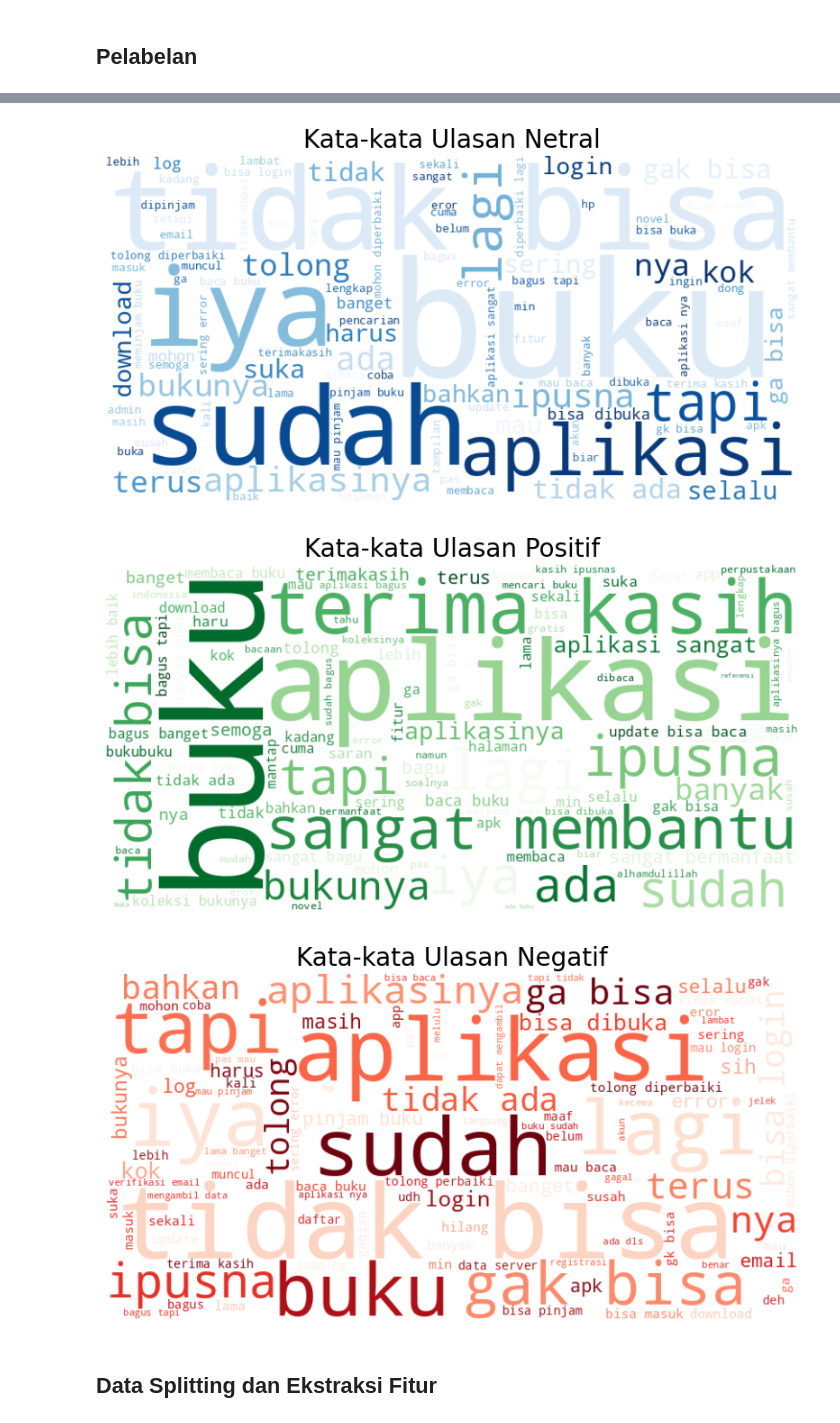
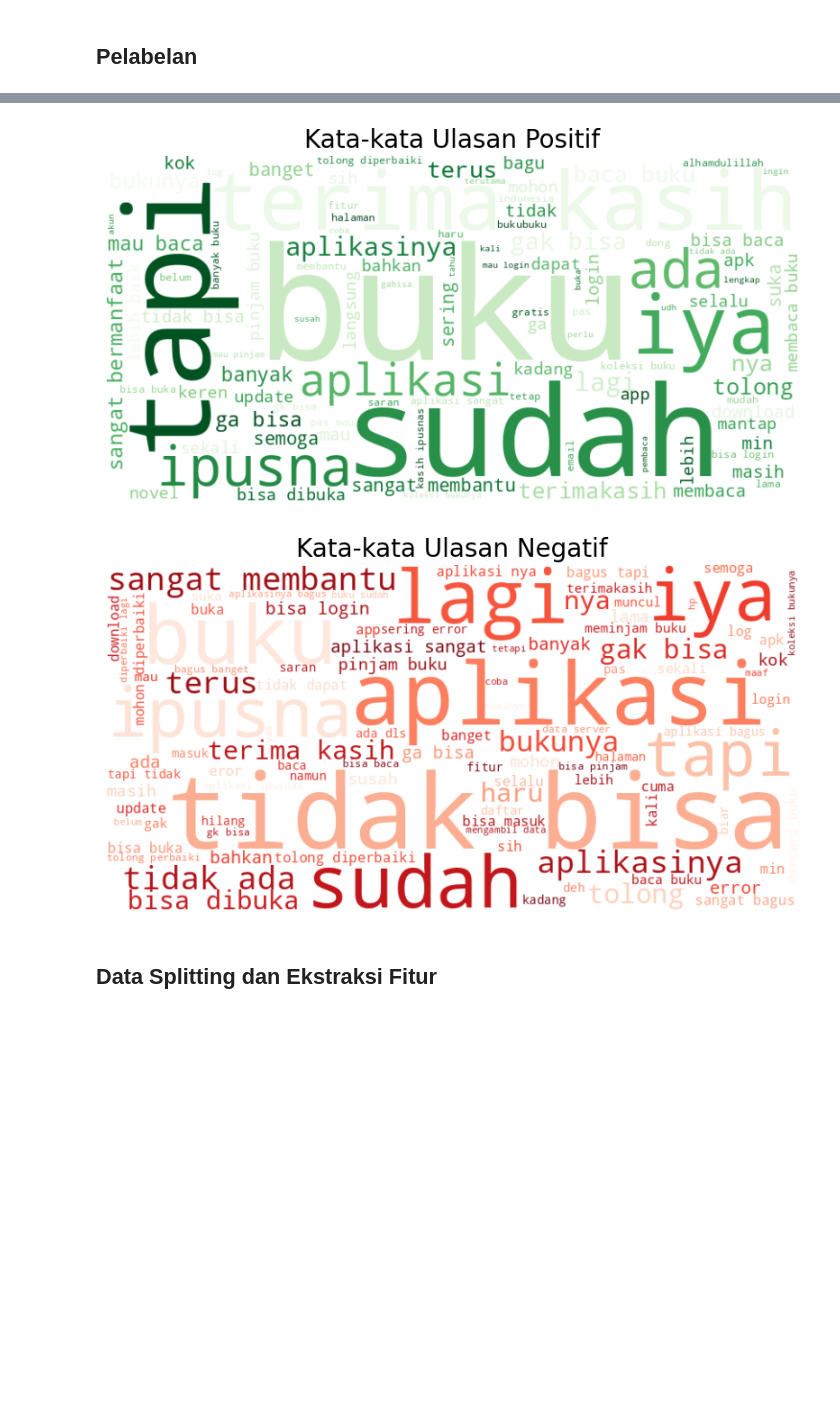
Before and after one commit to Dhlih/Submission-Dicoding-Analisis-Sentimen, a Jupyter notebook: Pelatihan_Model.ipynb, the cells around one changed output, grey strips where cells are left out. Cells and saved outputs as stored; diff of their text form; code cells hidden in the pictures; blank space fills up the shorter version.

```diff
--- a/Pelatihan_Model.ipynb
+++ b/Pelatihan_Model.ipynb
@@ -195,13 +199,3 @@ clean_df.head()
 | 54 | b74d631a-0828-44db-bea5-8d459c8ca039 | Pengguna Google | https://play-lh.googleusercontent... | Koleksi bukunya banyak banget! Me... | 5 | 2 | 2.1.0 | 2026-02-13 03:10:28 | ... |
 # %% [markdown]
 ## Pelabelan
-# %%
-def label_sentiment(score):
-  if score < 3:
-    return "negative"
-  elif score == 3:
-    return "neutral"
-  else:
-    return "positive"
-
-clean_df["polarity"] = clean_df["score"].apply(label_sentiment)
@@ -208,9 +278,13 @@ clean_df["polarity"] = clean_df["score"].apply(label_sentiment)
+# %%
+results = clean_df['text_stopword'].apply(sentiment_analysis_lexicon_indonesia)
+results = list(zip(*results))
+
+clean_df['polarity_score'] = results[0]
+clean_df['polarity'] = results[1]
 # %%
-mapping = {
+# Mengubah label kategorikal menjadi numerik
+label_mapping = {
     'negative': 0,
-    'neutral': 1,
-    'positive': 2
+    'positive': 1,
 }
-
-clean_df['polarity_encoded'] = clean_df['polarity'].map(mapping)
-print(clean_df[['polarity', 'polarity_encoded']].head())
+clean_df["polarity_encoded"] = clean_df["polarity"].map(label_mapping)
@@ -241,42 +305,37 @@ from wordcloud import WordCloud
 
 # 1. Pisahkan data berdasarkan polaritas
 data_negatif = clean_df[clean_df['polarity_encoded'] == 0]['text_akhir']
-data_netral = clean_df[clean_df['polarity_encoded'] == 1]['text_akhir']
-data_positif = clean_df[clean_df['polarity_encoded'] == 2]['text_akhir']
+data_positif = clean_df[clean_df['polarity_encoded'] == 1]['text_akhir']
 
 # 2. Gabungkan semua baris teks menjadi satu string panjang
 teks_negatif = " ".join(review for review in data_negatif)
-teks_netral = " ".join(review for review in data_netral)
 teks_positif = " ".join(review for review in data_positif)
 
 # 3. Fungsi untuk membuat Word Cloud
 def buat_wordcloud(teks, judul, warna_peta):
     wc = WordCloud(
         width=800,
         height=400,
         background_color='white',
         colormap=warna_peta, # 'Greens' untuk positif, 'Reds' untuk negatif
         max_words=100
     ).generate(teks)
 
     plt.figure(figsize=(10, 5))
     plt.imshow(wc, interpolation='bilinear')
     plt.title(judul, fontsize=20)
     plt.axis('off')
 
     plt.show()
 
-buat_wordcloud(teks_netral, "Kata-kata Ulasan Netral", "Blues")
-
 # 4. Tampilkan Word Cloud Positif
 buat_wordcloud(teks_positif, "Kata-kata Ulasan Positif", "Greens")
 
 # 5. Tampilkan Word Cloud Negatif
 buat_wordcloud(teks_negatif, "Kata-kata Ulasan Negatif", "Reds")
 # %% [output]
-[figure, old version]
+[figure, new version]
-[figure, old version]
+[figure, new version]
-[figure, removed]
 # %% [markdown]
 ## Data Splitting dan Ekstraksi Fitur
 # %%
```
Also changed, not shown: parts of 18 cells of this notebook.
